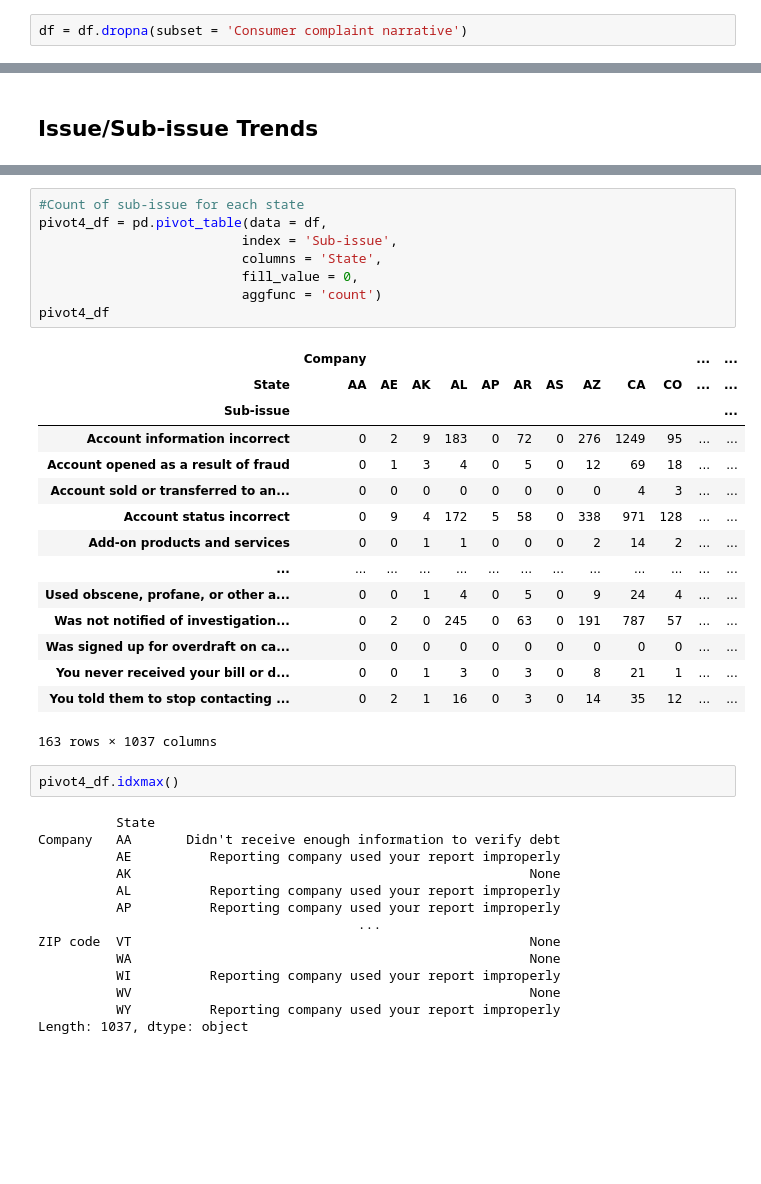
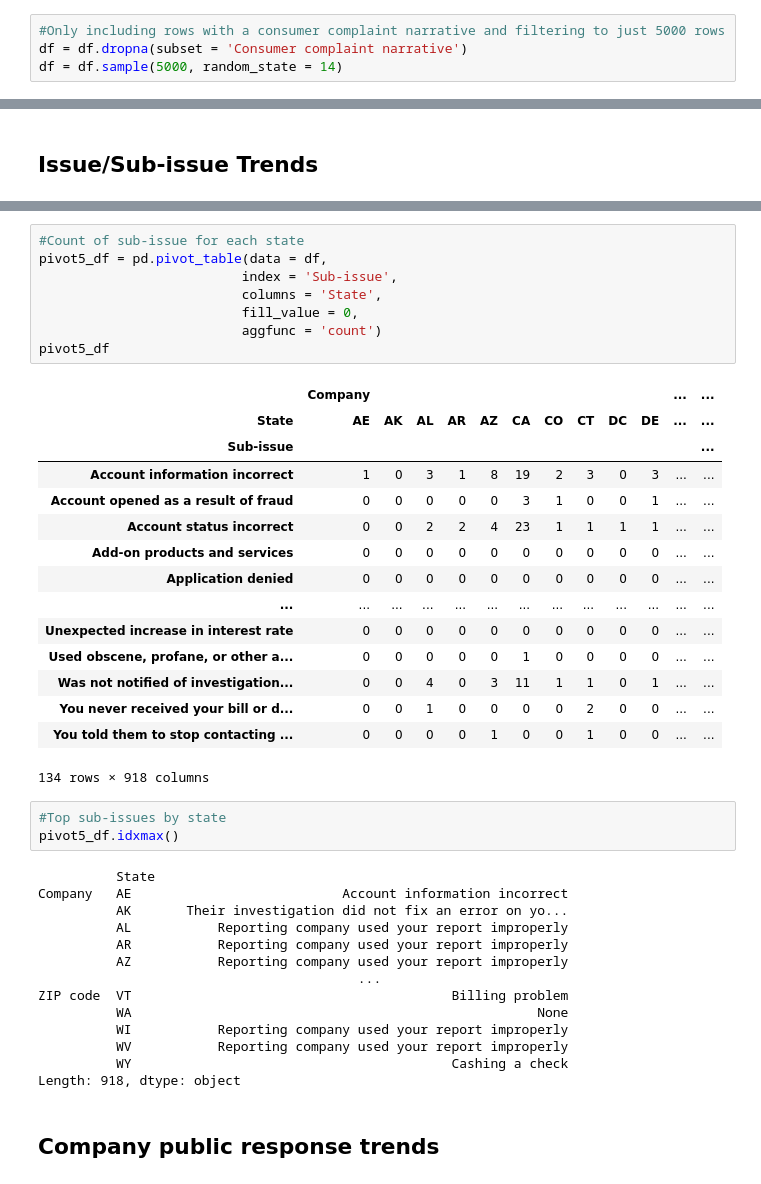
Before and after one commit to nidhishnn/Complaints-Analysis, a Jupyter notebook: exploratory_data_analysis.ipynb, the cells around one changed output, grey strips where cells are left out. Saved outputs shown, nothing was run; the diff lists cells and outputs as text; blank space fills up the shorter version.

```diff
--- a/exploratory_data_analysis.ipynb
+++ b/exploratory_data_analysis.ipynb
@@ -37,7 +39,9 @@ df.head()
 | 3 | 10/06/22 | Credit reporting, credit repair s... | Credit reporting | Improper use of your report | Reporting company used your repor... | My name is XXXX XXXX XXXX this co... | Company has responded to the cons... | ... |
 | 4 | 10/10/22 | Credit reporting, credit repair s... | Credit reporting | Incorrect information on your report | Information belongs to someone else | I took a road trip with my friend... | None | ... |
 # %%
+#Only including rows with a consumer complaint narrative and filtering to just 5000 rows
 df = df.dropna(subset = 'Consumer complaint narrative')
+df = df.sample(5000, random_state = 14)
 # %%
 #Columns in dataframe
 df.columns
@@ -265,41 +310,44 @@ df['Sub-issue'].value_counts()[:10].plot(kind = 'bar')
 # %%
 #Count of sub-issue for each state
-pivot4_df = pd.pivot_table(data = df,
+pivot5_df = pd.pivot_table(data = df,
                           index = 'Sub-issue',
                           columns = 'State',
                           fill_value = 0,
                           aggfunc = 'count')
-pivot4_df
+pivot5_df
 # %% [output]
 |  | Company |  |  |  |  |  |  |  |  |  | ... | ... |
-| State | AA | AE | AK | AL | AP | AR | AS | AZ | CA | CO | ... | ... |
+| State | AE | AK | AL | AR | AZ | CA | CO | CT | DC | DE | ... | ... |
 | Sub-issue |  |  |  |  |  |  |  |  |  |  |  | ... |
-| Account information incorrect | 0 | 2 | 9 | 183 | 0 | 72 | 0 | 276 | 1249 | 95 | ... | ... |
-| Account opened as a result of fraud | 0 | 1 | 3 | 4 | 0 | 5 | 0 | 12 | 69 | 18 | ... | ... |
-| Account sold or transferred to an... | 0 | 0 | 0 | 0 | 0 | 0 | 0 | 0 | 4 | 3 | ... | ... |
-| Account status incorrect | 0 | 9 | 4 | 172 | 5 | 58 | 0 | 338 | 971 | 128 | ... | ... |
-| Add-on products and services | 0 | 0 | 1 | 1 | 0 | 0 | 0 | 2 | 14 | 2 | ... | ... |
+| Account information incorrect | 1 | 0 | 3 | 1 | 8 | 19 | 2 | 3 | 0 | 3 | ... | ... |
+| Account opened as a result of fraud | 0 | 0 | 0 | 0 | 0 | 3 | 1 | 0 | 0 | 1 | ... | ... |
+| Account status incorrect | 0 | 0 | 2 | 2 | 4 | 23 | 1 | 1 | 1 | 1 | ... | ... |
+| Add-on products and services | 0 | 0 | 0 | 0 | 0 | 0 | 0 | 0 | 0 | 0 | ... | ... |
+| Application denied | 0 | 0 | 0 | 0 | 0 | 0 | 0 | 0 | 0 | 0 | ... | ... |
 | ... | ... | ... | ... | ... | ... | ... | ... | ... | ... | ... | ... | ... |
-| Used obscene, profane, or other a... | 0 | 0 | 1 | 4 | 0 | 5 | 0 | 9 | 24 | 4 | ... | ... |
-| Was not notified of investigation... | 0 | 2 | 0 | 245 | 0 | 63 | 0 | 191 | 787 | 57 | ... | ... |
-| Was signed up for overdraft on ca... | 0 | 0 | 0 | 0 | 0 | 0 | 0 | 0 | 0 | 0 | ... | ... |
-| You never received your bill or d... | 0 | 0 | 1 | 3 | 0 | 3 | 0 | 8 | 21 | 1 | ... | ... |
-| You told them to stop contacting ... | 0 | 2 | 1 | 16 | 0 | 3 | 0 | 14 | 35 | 12 | ... | ... |
+| Unexpected increase in interest rate | 0 | 0 | 0 | 0 | 0 | 0 | 0 | 0 | 0 | 0 | ... | ... |
+| Used obscene, profane, or other a... | 0 | 0 | 0 | 0 | 0 | 1 | 0 | 0 | 0 | 0 | ... | ... |
+| Was not notified of investigation... | 0 | 0 | 4 | 0 | 3 | 11 | 1 | 1 | 0 | 1 | ... | ... |
+| You never received your bill or d... | 0 | 0 | 1 | 0 | 0 | 0 | 0 | 2 | 0 | 0 | ... | ... |
+| You told them to stop contacting ... | 0 | 0 | 0 | 0 | 1 | 0 | 0 | 1 | 0 | 0 | ... | ... |
-163 rows × 1037 columns
+134 rows × 918 columns
 # %%
-pivot4_df.idxmax()
+#Top sub-issues by state
+pivot5_df.idxmax()
 # %% [output]
           State
-Company   AA       Didn't receive enough information to verify debt
-          AE          Reporting company used your report improperly
-          AK                                                   None
-          AL          Reporting company used your report improperly
-          AP          Reporting company used your report improperly
+Company   AE                           Account information incorrect
+          AK       Their investigation did not fix an error on yo...
+          AL           Reporting company used your report improperly
+          AR           Reporting company used your report improperly
+          AZ           Reporting company used your report improperly
                                          ...
-ZIP code  VT                                                   None
-          WA                                                   None
-          WI          Reporting company used your report improperly
-          WV                                                   None
-          WY          Reporting company used your report improperly
-Length: 1037, dtype: object
+ZIP code  VT                                         Billing problem
+          WA                                                    None
+          WI           Reporting company used your report improperly
+          WV           Reporting company used your report improperly
+          WY                                         Cashing a check
+Length: 918, dtype: object
+# %% [markdown]
+## Company public response trends
 # %%
```
Also changed, not shown: parts of 22 cells of this notebook.
